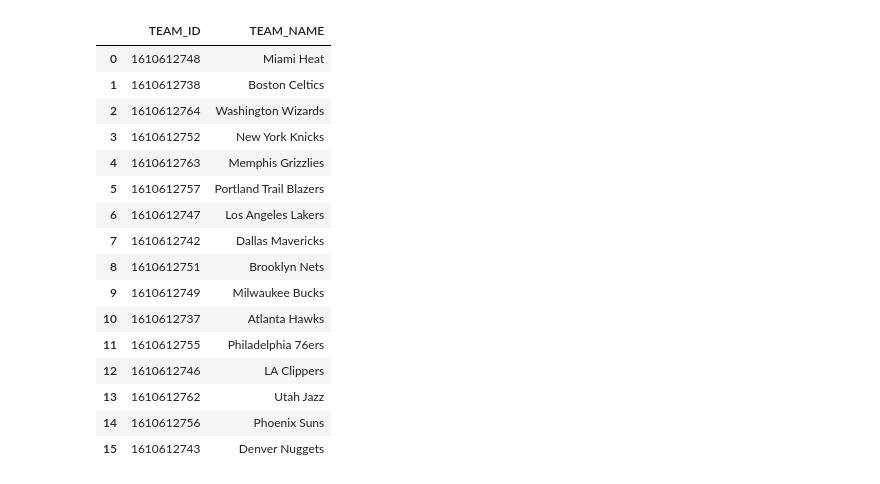
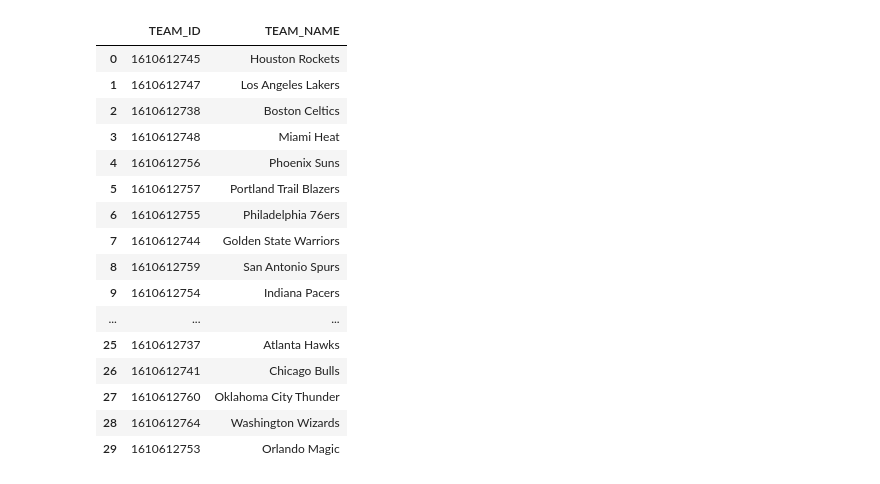
Before and after one commit to ho-ian/NBA-Data, a Jupyter notebook: Gathering NBA Data.ipynb, the cells around one changed output. Cells and saved outputs as stored; diff of their text form; code cells hidden in the pictures.

Commit message:
Update teams csv

```diff
--- a/Gathering NBA Data.ipynb
+++ b/Gathering NBA Data.ipynb
@@ -53,26 +53,26 @@ playoff_games
 # %%
-teams = dat.drop_duplicates(subset='TEAM_ID', keep="last")
+teams = regular_games.drop_duplicates(subset='TEAM_ID')
 teams = teams[["TEAM_ID", "TEAM_NAME"]]
 teams = teams.reset_index(drop = True)
 teams
 # %% [output]
 |  | TEAM_ID | TEAM_NAME |
-| 0 | 1610612748 | Miami Heat |
-| 1 | 1610612738 | Boston Celtics |
-| 2 | 1610612764 | Washington Wizards |
-| 3 | 1610612752 | New York Knicks |
-| 4 | 1610612763 | Memphis Grizzlies |
+| 0 | 1610612745 | Houston Rockets |
+| 1 | 1610612747 | Los Angeles Lakers |
+| 2 | 1610612738 | Boston Celtics |
+| 3 | 1610612748 | Miami Heat |
+| 4 | 1610612756 | Phoenix Suns |
 | 5 | 1610612757 | Portland Trail Blazers |
-| 6 | 1610612747 | Los Angeles Lakers |
-| 7 | 1610612742 | Dallas Mavericks |
-| 8 | 1610612751 | Brooklyn Nets |
-| 9 | 1610612749 | Milwaukee Bucks |
-| 10 | 1610612737 | Atlanta Hawks |
-| 11 | 1610612755 | Philadelphia 76ers |
-| 12 | 1610612746 | LA Clippers |
-| 13 | 1610612762 | Utah Jazz |
-| 14 | 1610612756 | Phoenix Suns |
-| 15 | 1610612743 | Denver Nuggets |
+| 6 | 1610612755 | Philadelphia 76ers |
+| 7 | 1610612744 | Golden State Warriors |
+| 8 | 1610612759 | San Antonio Spurs |
+| 9 | 1610612754 | Indiana Pacers |
+| ... | ... | ... |
+| 25 | 1610612737 | Atlanta Hawks |
+| 26 | 1610612741 | Chicago Bulls |
+| 27 | 1610612760 | Oklahoma City Thunder |
+| 28 | 1610612764 | Washington Wizards |
+| 29 | 1610612753 | Orlando Magic |
 # %%
 reg_ids = regular_games["GAME_ID"].unique()
 # %%
```
Also changed, not shown: parts of 2 cells of this notebook, 1 other file.
